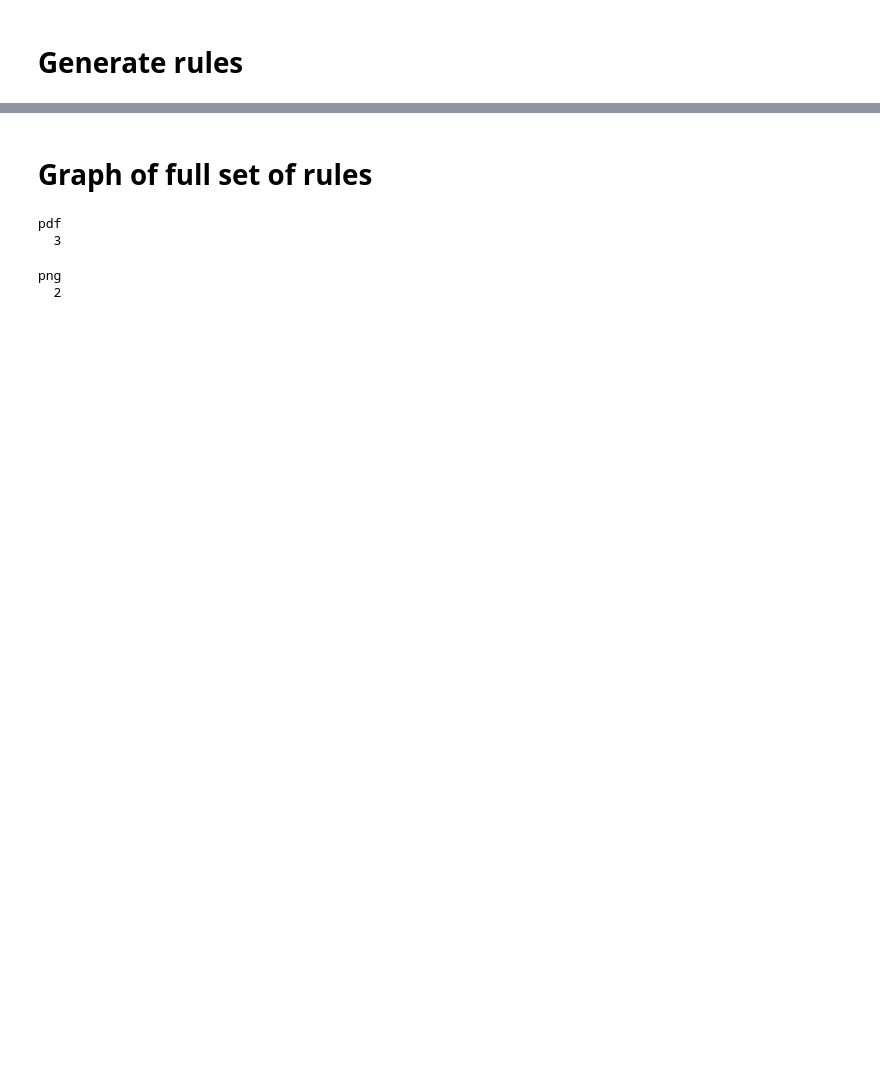
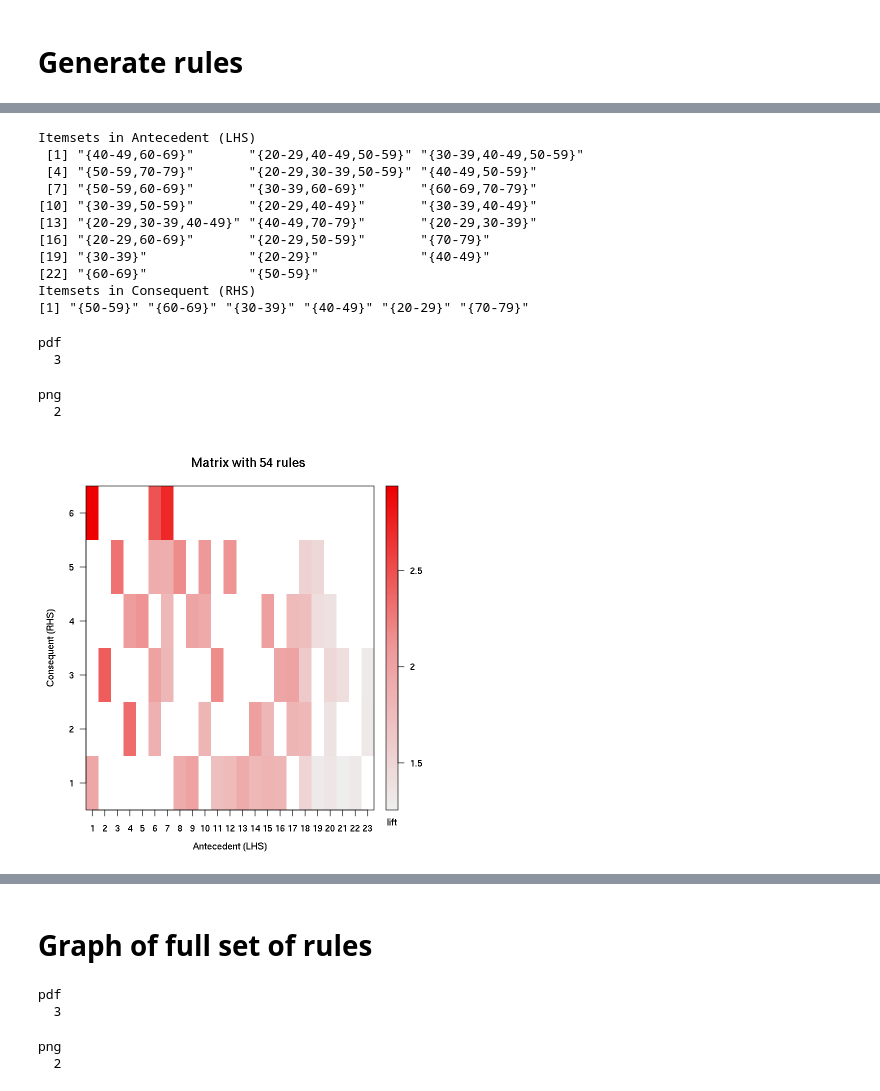
Before and after one commit to apetkau/comp7944-project, a Jupyter notebook: analysis/geo-age/geo_age_mining.ipynb, the cells around one changed output, grey strips where cells are left out. Cells and saved outputs as stored; diff of their text form; code cells hidden in the pictures; blank space fills up the shorter version.

```diff
--- a/analysis/geo-age/geo_age_mining.ipynb
+++ b/analysis/geo-age/geo_age_mining.ipynb
@@ -108,0 +112,21 @@ plot(location_rules_sample, method="graph")
+# %%
+plot(location_rules, method="matrix", measure="lift")
+dev.copy(pdf, "geo-age-matrix.pdf")
+dev.off()
+# %% [output]
+Itemsets in Antecedent (LHS)
+ [1] "{40-49,60-69}"       "{20-29,40-49,50-59}" "{30-39,40-49,50-59}"
+ [4] "{50-59,70-79}"       "{20-29,30-39,50-59}" "{40-49,50-59}"
+ [7] "{50-59,60-69}"       "{30-39,60-69}"       "{60-69,70-79}"
+[10] "{30-39,50-59}"       "{20-29,40-49}"       "{30-39,40-49}"
+[13] "{20-29,30-39,40-49}" "{40-49,70-79}"       "{20-29,30-39}"
+[16] "{20-29,60-69}"       "{20-29,50-59}"       "{70-79}"
+[19] "{30-39}"             "{20-29}"             "{40-49}"
+[22] "{60-69}"             "{50-59}"
+Itemsets in Consequent (RHS)
+[1] "{50-59}" "{60-69}" "{30-39}" "{40-49}" "{20-29}" "{70-79}"
+pdf
+  3
+png
+  2
+[figure, added]
```
Also changed, not shown: parts of 14 cells of this notebook, 7 other files.
